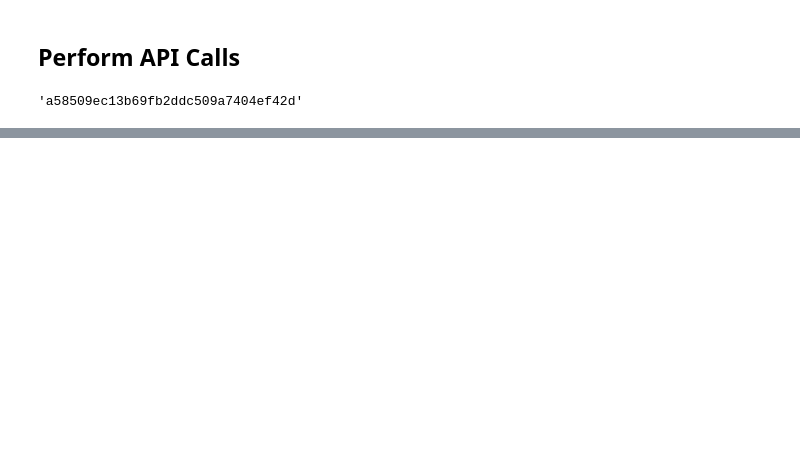
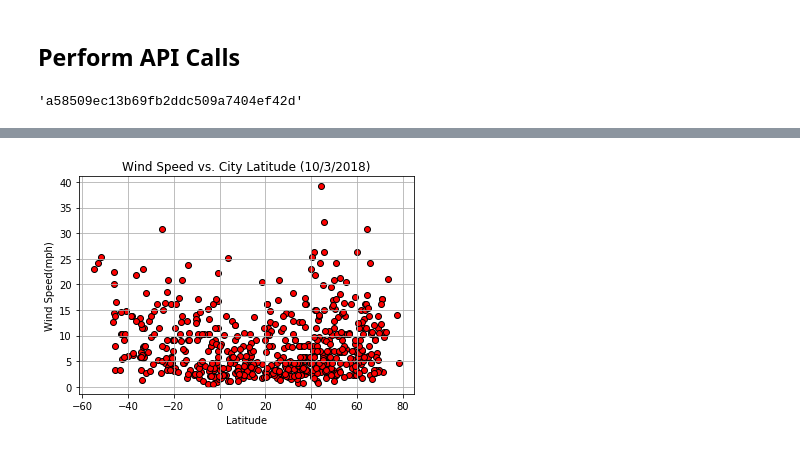
Before and after one commit to matthewcoleka/python-challenge, a Jupyter notebook: 06-Python-APIs/Instructions/starter_code/WeatherPy.ipynb, the cells around one changed output, grey strips where cells are left out. Cells and saved outputs as stored; diff of their text form; code cells hidden in the pictures; blank space fills up the shorter version.

```diff
--- a/06-Python-APIs/Instructions/starter_code/WeatherPy.ipynb
+++ b/06-Python-APIs/Instructions/starter_code/WeatherPy.ipynb
@@ -142,0 +161,10 @@ Text(0.5,1,'Temperature (F) vs. Latitude')
+# %%
+#Wind Speed (mph) vs. Latitude
+plt.scatter(weather_df['Latitude'], weather_df["Wind Speed"], marker='o', facecolors = 'red', edgecolors = 'black')
+plt.title('Wind Speed vs. City Latitude (10/3/2018)')
+plt.xlabel('Latitude')
+plt.ylabel('Wind Speed(mph)')
+plt.grid()
+plt.savefig('humidity_lat')
+# %% [output]
+[figure, added]
```
Also changed, not shown: parts of 10 cells of this notebook, 4 other files.
